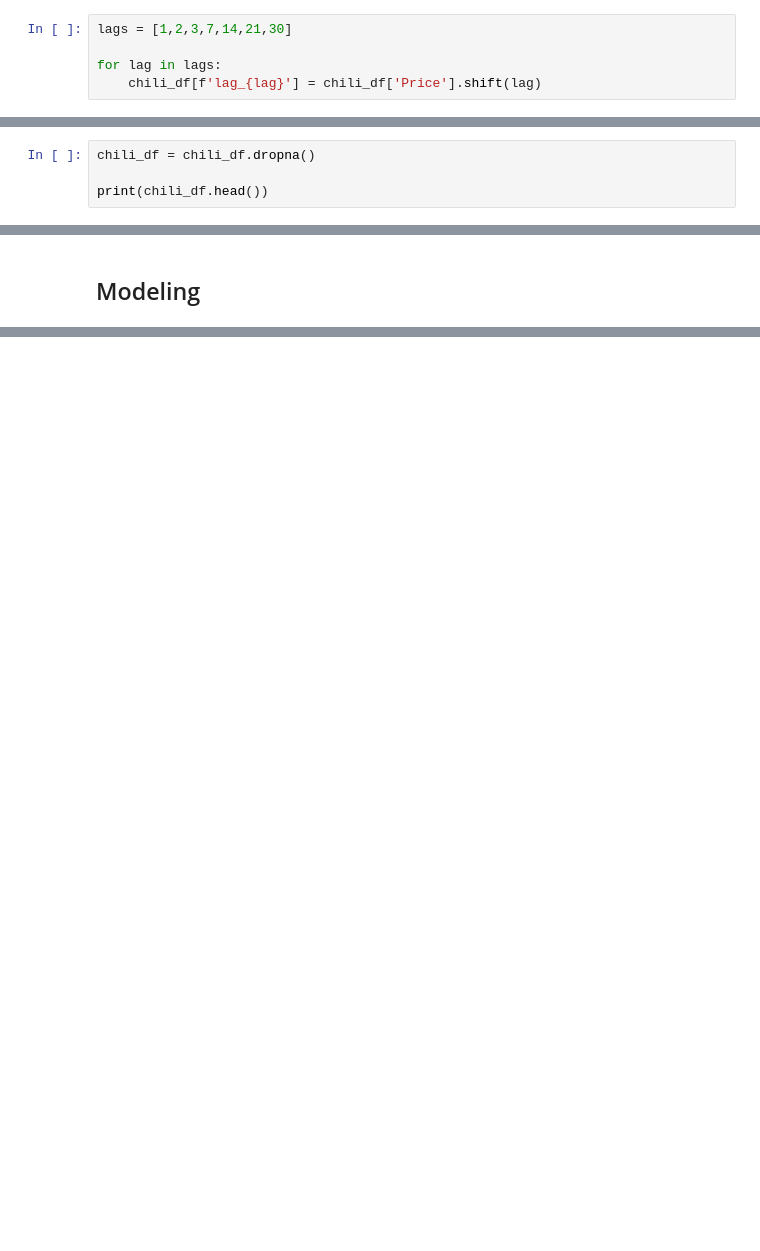
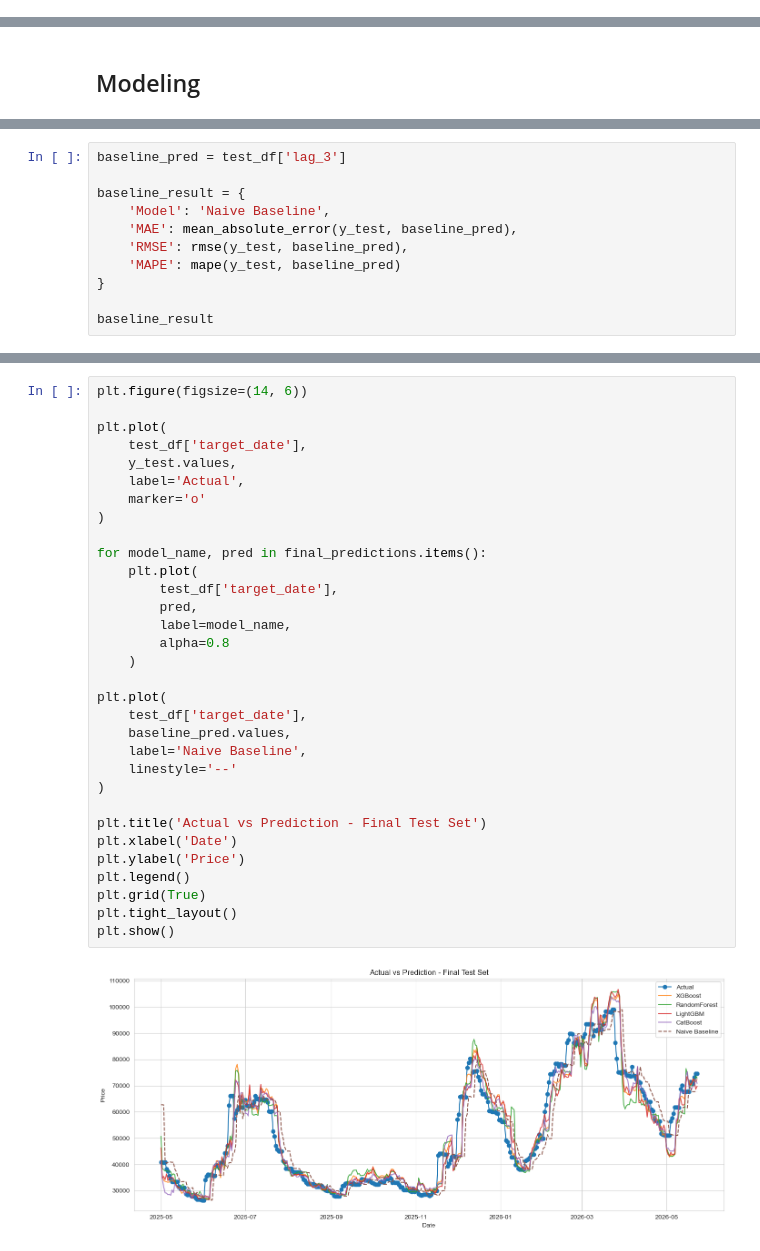
Before and after one commit to Sands225/Chili-Price-Prediction, a Jupyter notebook: chili_prediction.ipynb, the cells around one changed output, grey strips where cells are left out. Cells and saved outputs as stored; diff of their text form; blank space fills up the shorter version.

```diff
--- a/chili_prediction.ipynb
+++ b/chili_prediction.ipynb
@@ -273,5 +311,0 @@ chili_df['WeekOfYear'] = chili_df['Date'].dt.isocalendar().week.astype(int)
-# %%
-lags = [1,2,3,7,14,21,30]
-
-for lag in lags:
-    chili_df[f'lag_{lag}'] = chili_df['Price'].shift(lag)
@@ -302,4 +311,0 @@ chili_df['Price_log'] = np.log(chili_df['Price'] + 1)
-# %%
-chili_df = chili_df.dropna()
-
-print(chili_df.head())
@@ -410,0 +435,11 @@ pd.DataFrame(scores)
+# %%
+baseline_pred = test_df['lag_3']
+
+baseline_result = {
+    'Model': 'Naive Baseline',
+    'MAE': mean_absolute_error(y_test, baseline_pred),
+    'RMSE': rmse(y_test, baseline_pred),
+    'MAPE': mape(y_test, baseline_pred)
+}
+
+baseline_result
@@ -410,0 +601,34 @@ pd.DataFrame(scores)
+# %%
+plt.figure(figsize=(14, 6))
+
+plt.plot(
+    test_df['target_date'],
+    y_test.values,
+    label='Actual',
+    marker='o'
+)
+
+for model_name, pred in final_predictions.items():
+    plt.plot(
+        test_df['target_date'],
+        pred,
+        label=model_name,
+        alpha=0.8
+    )
+
+plt.plot(
+    test_df['target_date'],
+    baseline_pred.values,
+    label='Naive Baseline',
+    linestyle='--'
+)
+
+plt.title('Actual vs Prediction - Final Test Set')
+plt.xlabel('Date')
+plt.ylabel('Price')
+plt.legend()
+plt.grid(True)
+plt.tight_layout()
+plt.show()
+# %% [output]
+[figure, added]
```
Also changed, not shown: parts of 33 cells of this notebook.
